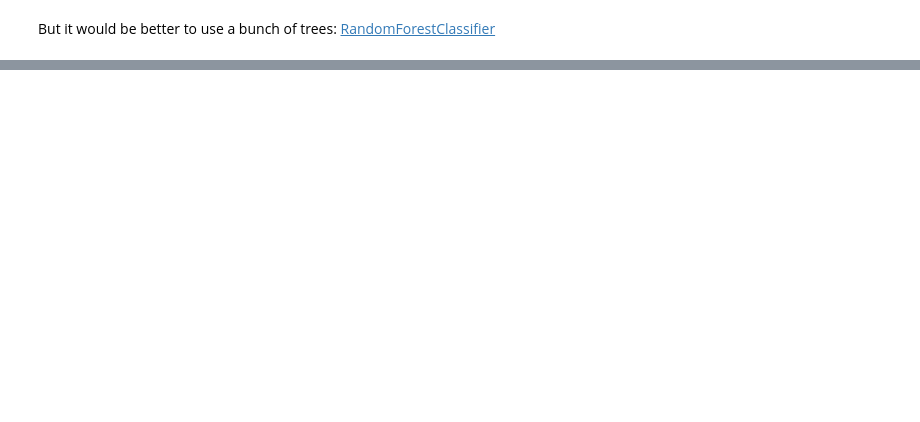
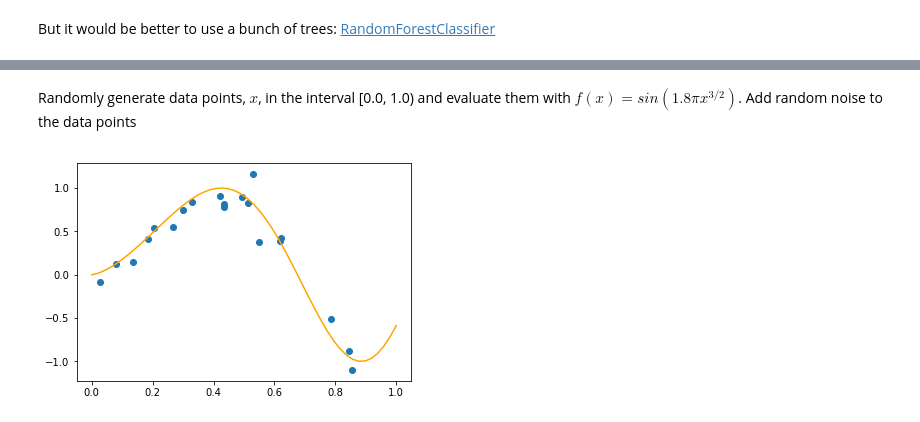
Before and after one commit to nuitrcs/pythonworkshops, a Jupyter notebook: dataanalysis/models/models.ipynb, the cells around one changed output, grey strips where cells are left out. Cells and saved outputs as stored; diff of their text form; code cells hidden in the pictures; blank space fills up the shorter version.

```diff
--- a/dataanalysis/models/models.ipynb
+++ b/dataanalysis/models/models.ipynb
@@ -346,0 +569,15 @@ print("Accuracy: %0.2f (+/- %0.2f)" % (scores.mean(), scores.std() * 2))
+# %% [markdown]
+Randomly generate data points, $x$, in the interval [0.0, 1.0) and evaluate them with $f(x) = sin(1.8\pi x^{3/2})$.  Add random noise to the data points
+# %%
+np.random.seed(2)
+n_samples = 20
+
+arithmetic_function = lambda X: np.sin(1.8 * np.pi * X * np.sqrt(X))
+
+X = np.sort(np.random.rand(n_samples))
+y = arithmetic_function(X) + np.random.randn(n_samples) * 0.15
+
+plt.scatter(X, y);
+plt.plot(np.linspace(0,1,50), arithmetic_function(np.linspace(0,1,50)), color="orange");
+# %% [output]
+[figure, added]
```
Also changed, not shown: parts of 47 cells of this notebook, 7 other files.
